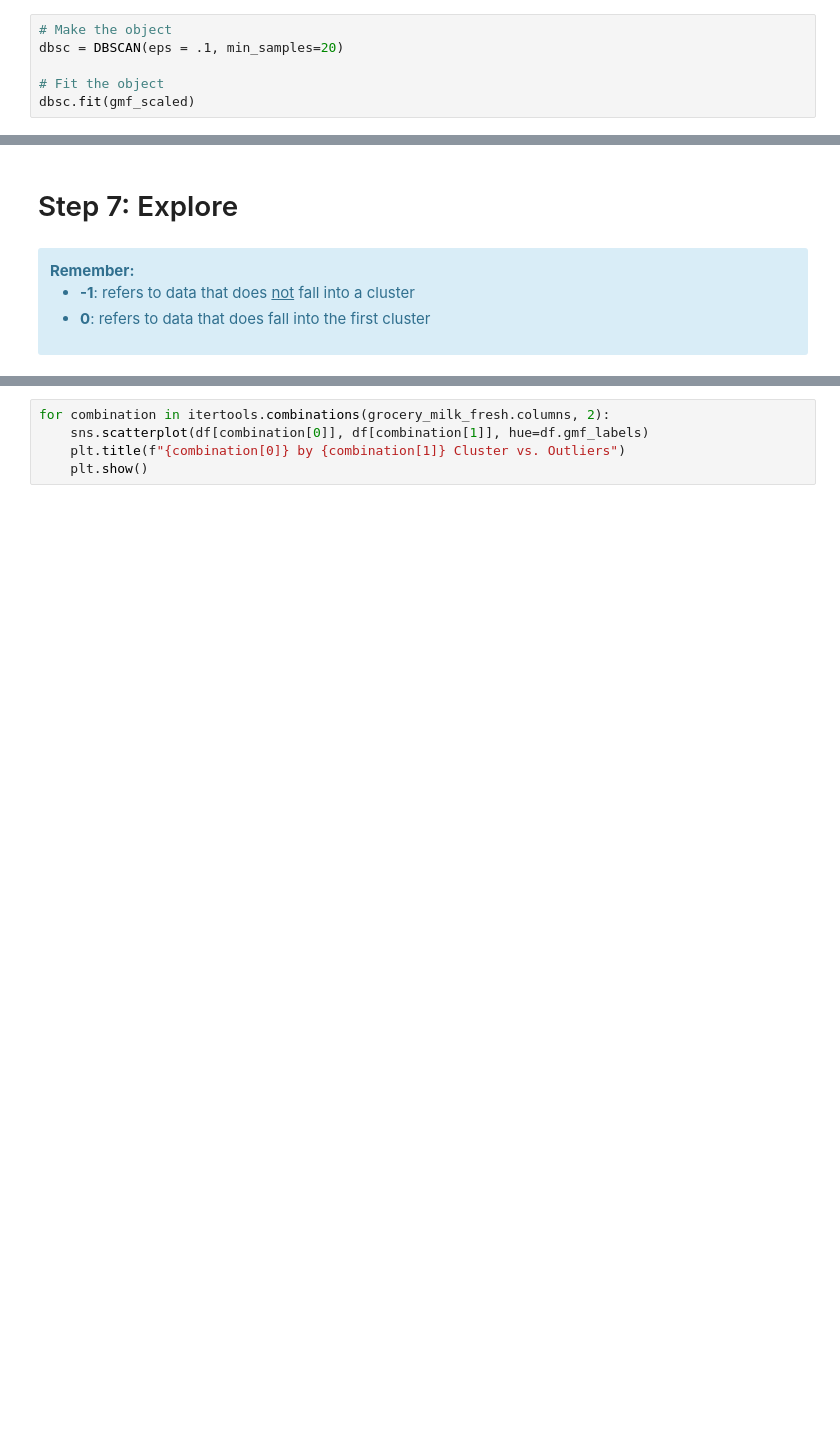
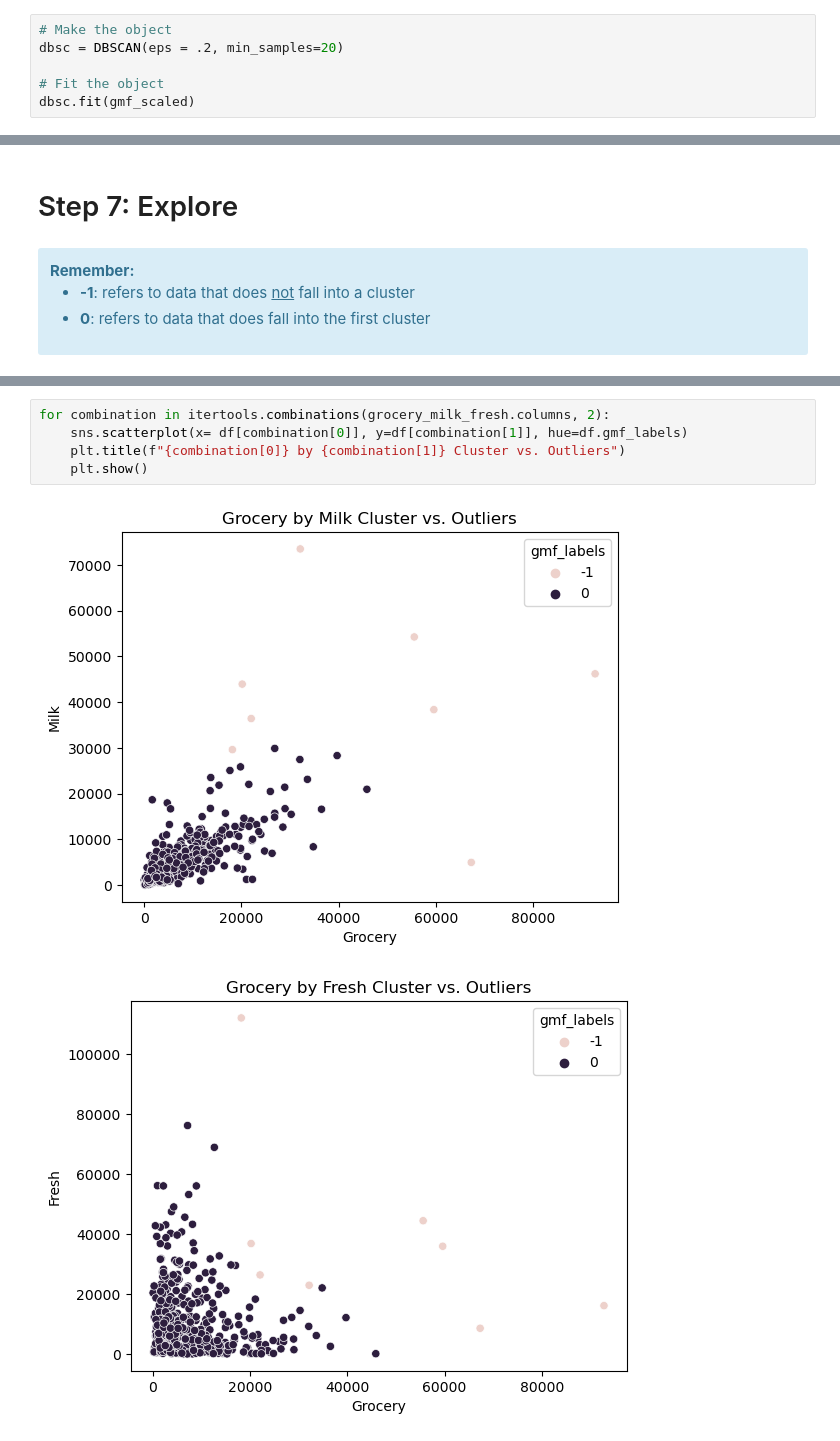
Before and after one commit to CodeupClassroom/somerville_anomaly_detection_exercises, a Jupyter notebook: clustering_anomaly_detection_lesson.ipynb, the cells around one changed output, grey strips where cells are left out. Saved outputs shown, nothing was run; the diff lists cells and outputs as text; blank space fills up the shorter version.

```diff
--- a/clustering_anomaly_detection_lesson.ipynb
+++ b/clustering_anomaly_detection_lesson.ipynb
@@ -131,7 +233,7 @@ df.head()
 #### Construct a DBSCAN object that requires a **minimum of 20 data points** in a neighborhood of **radius 0.1** to be considered a core point.
 # %%
 # Make the object
-dbsc = DBSCAN(eps = .1, min_samples=20)
+dbsc = DBSCAN(eps = .2, min_samples=20)
 
 # Fit the object
 dbsc.fit(gmf_scaled)
@@ -179,5 +311,8 @@ combination[0]
 # %%
 for combination in itertools.combinations(grocery_milk_fresh.columns, 2):
-    sns.scatterplot(df[combination[0]], df[combination[1]], hue=df.gmf_labels)
+    sns.scatterplot(x= df[combination[0]], y=df[combination[1]], hue=df.gmf_labels)
     plt.title(f"{combination[0]} by {combination[1]} Cluster vs. Outliers")
     plt.show()
+# %% [output]
+[figure, added]
+[figure, added]
```
Also changed, not shown: parts of 20 cells of this notebook.
